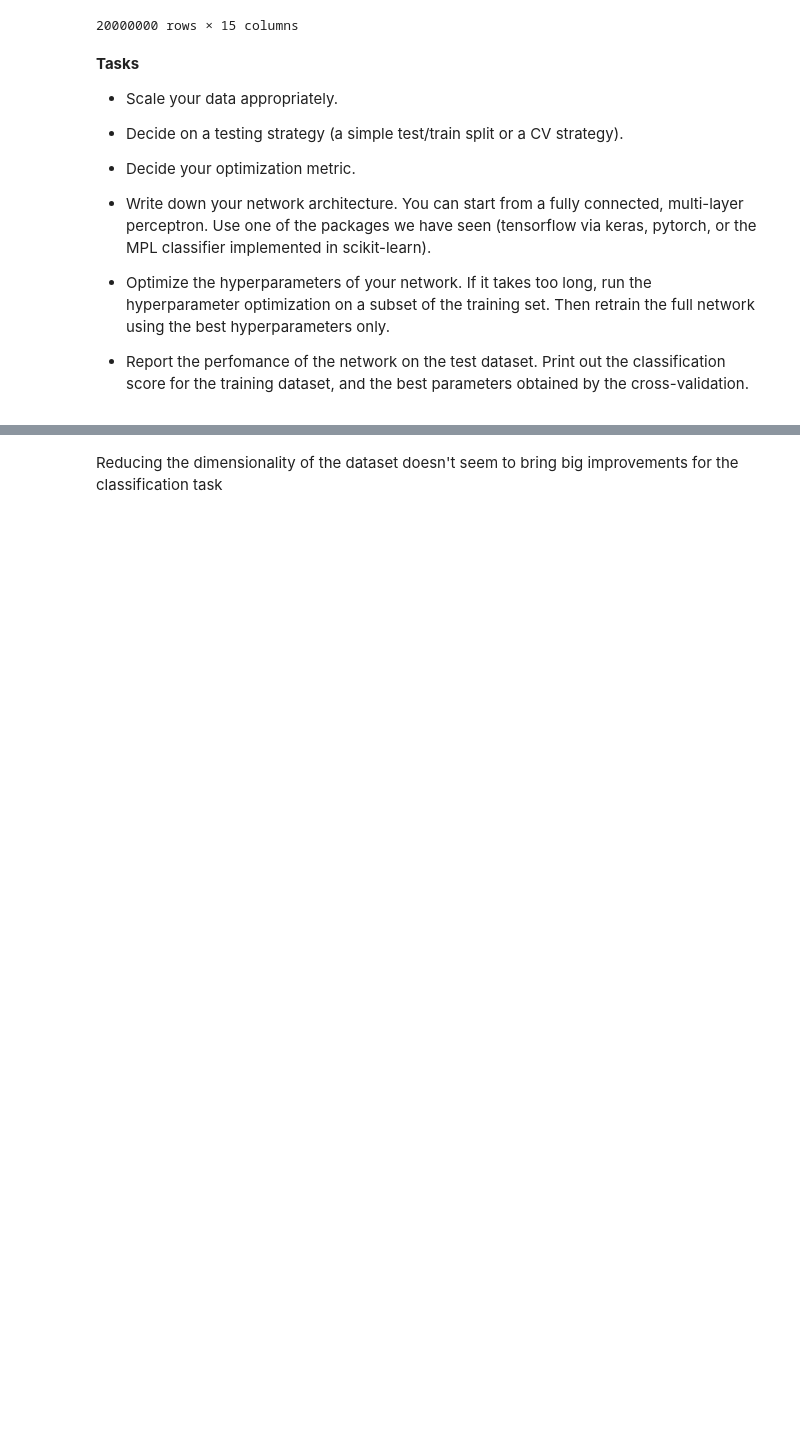
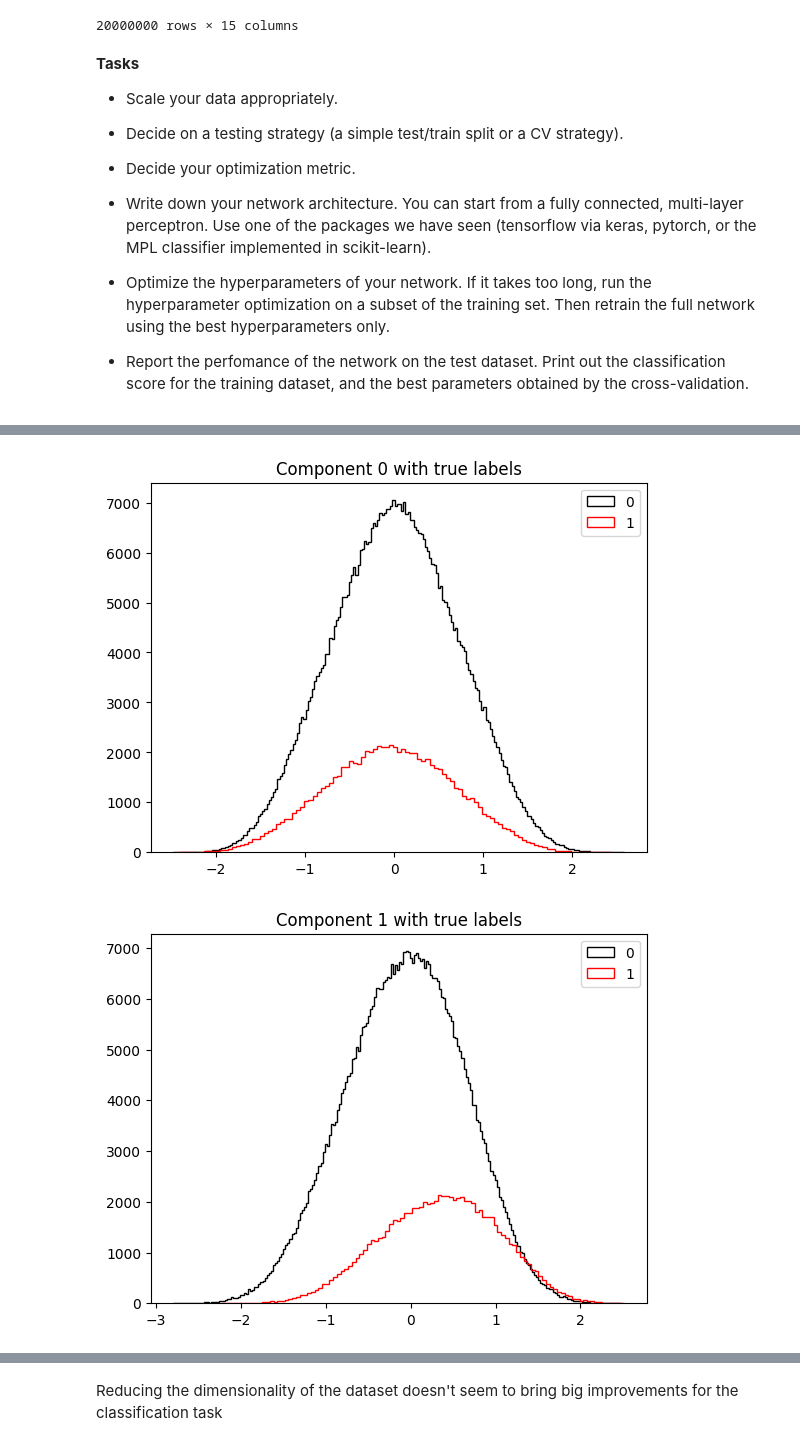
Before and after one commit to EmanuelaMenditto/astrostatistics_bicocca_2025, a Jupyter notebook: working/L22_DeepLearning.ipynb, the cells around one changed output, grey strips where cells are left out. Saved outputs shown, nothing was run; the diff lists cells and outputs as text; code cells hidden in the pictures; blank space fills up the shorter version.

```diff
--- a/working/L22_DeepLearning.ipynb
+++ b/working/L22_DeepLearning.ipynb
@@ -437,0 +571,11 @@ torch.Size([30000, 7])
+# %%
+for i in range(n_lat):
+  plt.hist(X_torch[:, i].flatten()[y_true_torch==0], bins="auto", histtype='step', color='black', label="0")
+  plt.hist(X_torch[:, i].flatten()[y_true_torch==1], bins="auto", histtype='step', color='red', label="1")
+  plt.legend()
+  plt.title(f"Component {i} with true labels")
+  plt.show()
+  plt.close()
+# %% [output]
+[figure, new version]
+[figure, new version]
```
Also changed, not shown: parts of 84 cells of this notebook.
